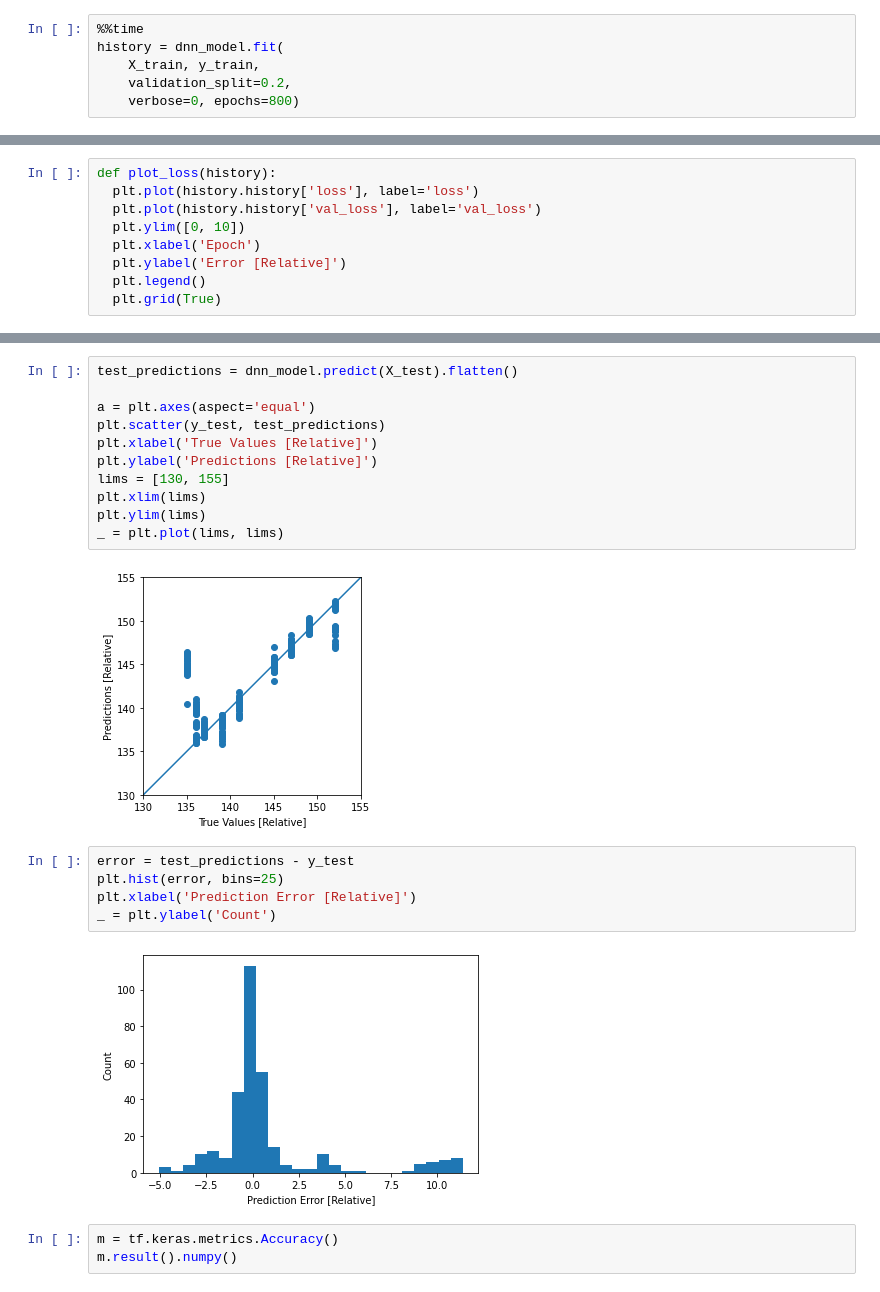
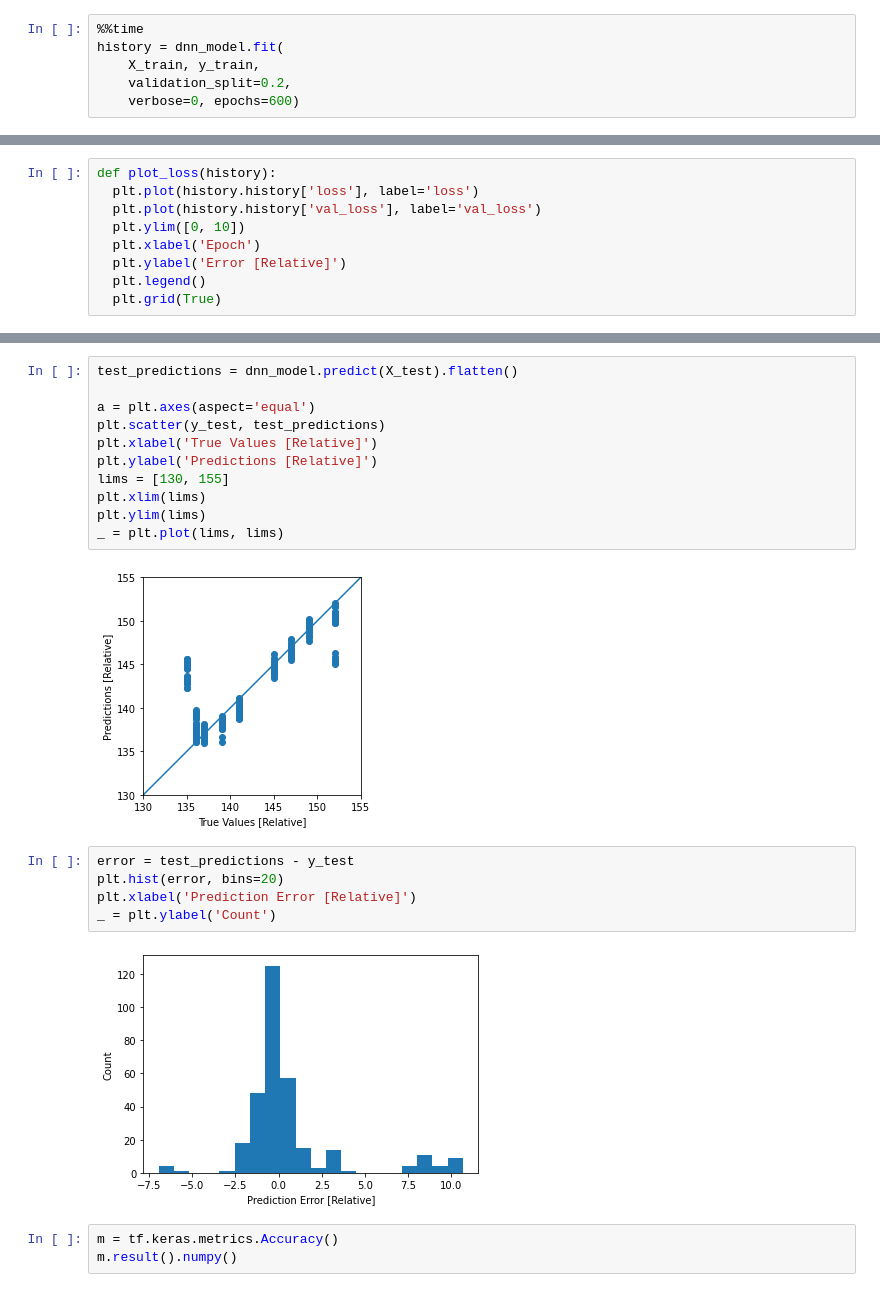
Before and after one commit to jacobdv/pantheon-of-eternity, a Jupyter notebook: dnn_model.ipynb, the cells around one changed output, grey strips where cells are left out. Cells and saved outputs as stored; diff of their text form.

Commit message:
revised model and notebook after mse testing and epoch shortening

```diff
--- a/dnn_model.ipynb
+++ b/dnn_model.ipynb
@@ -144,5 +144,5 @@ dnn_model = build_and_compile_model(normalizer)
 history = dnn_model.fit(
     X_train, y_train,
     validation_split=0.2,
-    verbose=0, epochs=800)
+    verbose=0, epochs=600)
 # %% [output]
@@ -200,14 +200,14 @@ plt.xlim(lims)
 plt.ylim(lims)
 _ = plt.plot(lims, lims)
 # %% [output]
-[figure, old version]
+[figure, new version]
 # %%
 error = test_predictions - y_test
-plt.hist(error, bins=25)
+plt.hist(error, bins=20)
 plt.xlabel('Prediction Error [Relative]')
 _ = plt.ylabel('Count')
 # %% [output]
-[figure, old version]
+[figure, new version]
 # %%
 m = tf.keras.metrics.Accuracy()
 m.result().numpy()
```
Also changed, not shown: parts of 8 cells of this notebook, 3 other files.
